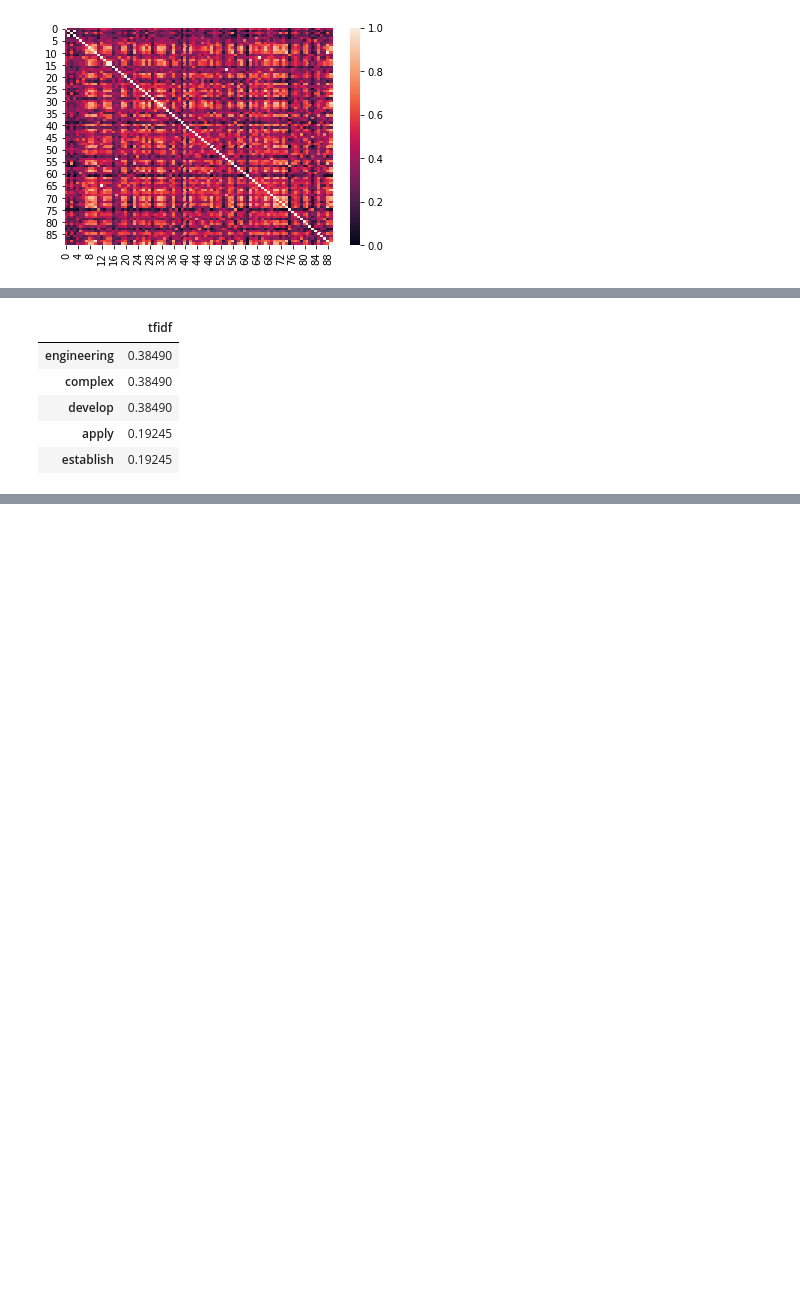
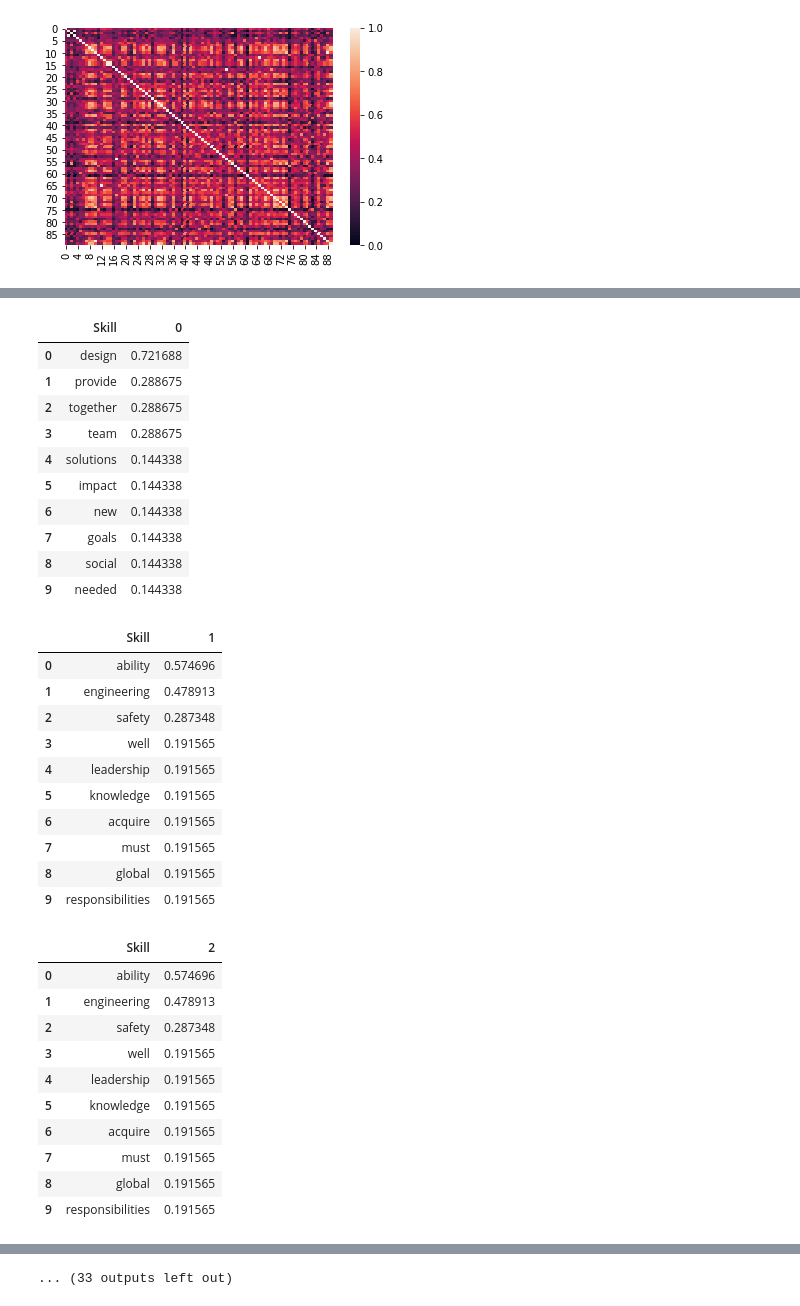
Before and after one commit to kjar0/516X-Final, a Jupyter notebook: ABE Employers.ipynb, the cells around one changed output, grey strips where cells are left out. Cells and saved outputs as stored; diff of their text form; code cells hidden in the pictures; blank space fills up the shorter version.

Commit message:
working file, output top skills per job as dictionary

```diff
--- a/ABE Employers.ipynb
+++ b/ABE Employers.ipynb
@@ -116,10 +178,6 @@ display(indeed)
 def indeed_posts(search_term):
 
     kw = search_term.split(" ")
- #   search_url = 'https://www.indeed.com/jobs?q='
- #   for word in range(0,len(kw)-1):
- #       search_url = search_url + kw[word] + '%20'
- #   search_url = search_url + kw[len(kw)-1] + '&start={' + pagenumber + '}'
     ## *************************** a huge thank you to Ryan Jeon for developing the base of this indeed text scraping code
     # see supplemental information for the source code created by him, it has been modified slightly for this application
     from bs4 import BeautifulSoup
@@ -133,7 +191,8 @@ def indeed_posts(search_term):
     kword = '&as_phr&as_any=biological%2C%20agriculture%2C%20food%2C%20environment%2C%20biofuel%2C%20fermentation%2C%20water%2C%20machinery%2C%20animal'
     end = '&as_not&as_ttl&as_cmp&jt=all&st&salary&radius=25&l&fromage=any&limit=10&sort&psf=advsrch&from=advancedsearch&vjk=ffced369343eb245'
     # key words to look for in job title/description to get closer to the industry students join
-    for pagenum in range(0,30,10):
+                        #change to 30, updated for speed
+    for pagenum in range(0,10,10):
         for word in range(0,len(kw)-1):
             search_url = sind + kw[word] + '%20'
         search_url = search_url + kw[len(kw)-1] + kword + end+'%20&start=' + str(pagenum)
@@ -166,7 +225,20 @@ def indeed_posts(search_term):
         soup = BeautifulSoup(r.text, 'html.parser')
         time.sleep(1)
         job_description = soup.find('div',{'id':'jobDescriptionText'})
-        jd = job_description.text if job_description else "N/A"
-        jdesc.loc[len(jdesc.index)] = [jd.replace('\n', ' ')]
+        jd = job_description.get_text(separator=" ") if job_description else "N/A"
+        jdesc.loc[len(jdesc.index)] = [jd.strip()]
     indeed = pd.concat([df, df2, df3, jdesc], axis=1, join='inner')
     return indeed
+# %%
+# function to clean up text (remove common value-minimal words, punctuation, capitalization)
+from nltk.corpus import stopwords
+stopwords = stopwords.words('english')
+engr_stopwords = ['engineering', 'work', 'experience', 'job', 'ability', 'insurance', 'pay', 'location', 'requirements',
+                 'required', 'skill', 'skills', 'years', 'release', 'engineer']
+def clean_post(text):
+ #   stopwords = stopwords.words('english')
+    text = ''.join([word for word in text if word not in string.punctuation])
+    text = text.lower()
+    text = ' '.join([word for word in text.split() if word not in stopwords])
+    text = ' '.join([word for word in text.split() if word not in engr_stopwords])
+    return text
@@ -346,15 +479,50 @@ sns.heatmap(jsim)
 # %%
 tfidf_v = TfidfVectorizer()
 vocab = tfidf_v.fit(clean_abe_comp)
 job_assess = tfidf_v.transform(clean_posts)
 #job_fit = tfidf_v.inverse_transform(job_assess)
-prepared = job_assess[0]
-df = pd.DataFrame(prepared.T.todense(), index = tfidf_v.get_feature_names(), columns = ['tfidf'])
-df.sort_values(by=['tfidf'], ascending= False).head()
+prepared = job_assess
+fname = tfidf_v.get_feature_names()
+df = pd.DataFrame(prepared.T.toarray(), index = fname)
+for col in df:
+    top = pd.DataFrame(df[col].sort_values(ascending=False).nlargest(10))
+    top.index.name = 'Skill'
+    top.reset_index(inplace=True)
+    display(top)
+#df.sort_values(by=['tfidf'], ascending= False).head()
+#df.sum(axis=1)
+#df
 # %% [output]
-|  | tfidf |
-| engineering | 0.38490 |
-| complex | 0.38490 |
-| develop | 0.38490 |
-| apply | 0.19245 |
-| establish | 0.19245 |
+|  | Skill | 0 |
+| 0 | design | 0.721688 |
+| 1 | provide | 0.288675 |
+| 2 | together | 0.288675 |
+| 3 | team | 0.288675 |
+| 4 | solutions | 0.144338 |
+| 5 | impact | 0.144338 |
+| 6 | new | 0.144338 |
+| 7 | goals | 0.144338 |
+| 8 | social | 0.144338 |
+| 9 | needed | 0.144338 |
+|  | Skill | 1 |
+| 0 | ability | 0.574696 |
+| 1 | engineering | 0.478913 |
+| 2 | safety | 0.287348 |
+| 3 | well | 0.191565 |
+| 4 | leadership | 0.191565 |
+| 5 | knowledge | 0.191565 |
+| 6 | acquire | 0.191565 |
+| 7 | must | 0.191565 |
+| 8 | global | 0.191565 |
+| 9 | responsibilities | 0.191565 |
+|  | Skill | 2 |
+| 0 | ability | 0.574696 |
+| 1 | engineering | 0.478913 |
+| 2 | safety | 0.287348 |
+| 3 | well | 0.191565 |
+| 4 | leadership | 0.191565 |
+| 5 | knowledge | 0.191565 |
+| 6 | acquire | 0.191565 |
+| 7 | must | 0.191565 |
+| 8 | global | 0.191565 |
+| 9 | responsibilities | 0.191565 |
@@ -361,3 +628,4 @@ df.sort_values(by=['tfidf'], ascending= False).head()
+... (33 outputs left out)
 # %%
 job_assess = job_assess.toarray()
 # %%
```
Also changed, not shown: parts of 20 cells of this notebook.
